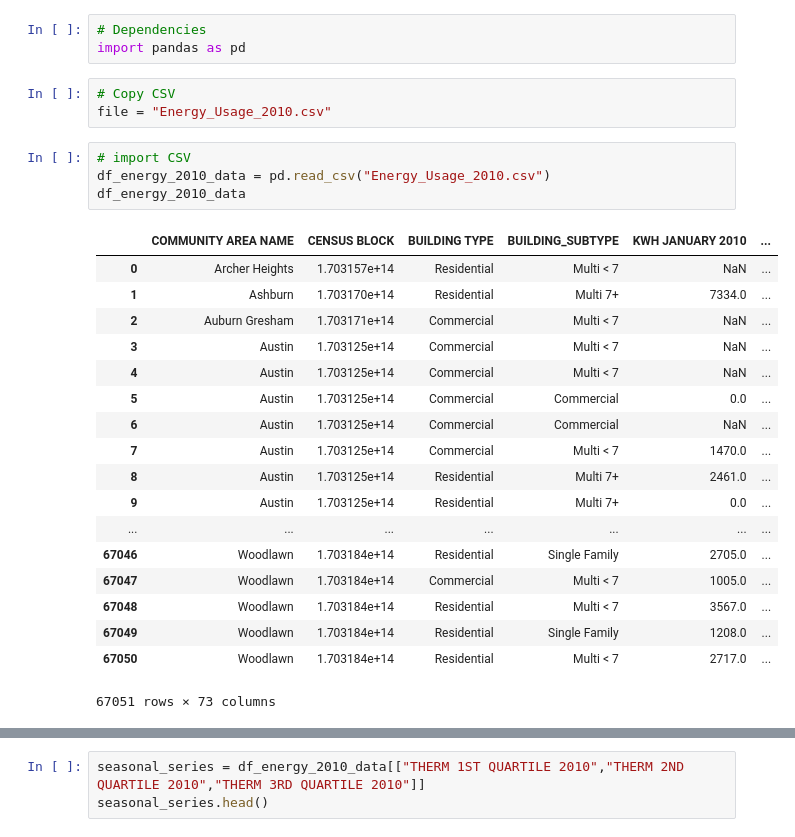
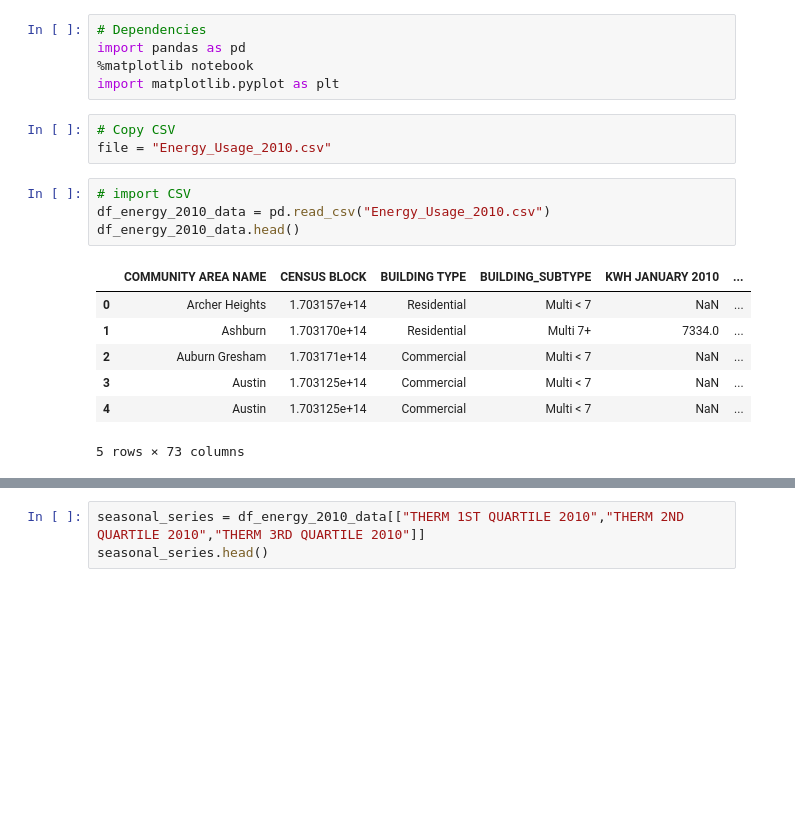
Before and after one commit to oimartin/Chicago_Energy, a Jupyter notebook: Season and Monthly Consumption.ipynb, the cells around one changed output, grey strips where cells are left out. Cells and saved outputs as stored; diff of their text form; blank space fills up the shorter version.

```diff
--- a/Season and Monthly Consumption.ipynb
+++ b/Season and Monthly Consumption.ipynb
@@ -1,30 +1,21 @@
 # %%
 # Dependencies
 import pandas as pd
+%matplotlib notebook
+import matplotlib.pyplot as plt
 # %%
 # Copy CSV
 file = "Energy_Usage_2010.csv"
 # %%
 # import CSV
 df_energy_2010_data = pd.read_csv("Energy_Usage_2010.csv")
-df_energy_2010_data
+df_energy_2010_data.head()
 # %% [output]
 |  | COMMUNITY AREA NAME | CENSUS BLOCK | BUILDING TYPE | BUILDING_SUBTYPE | KWH JANUARY 2010 | ... |
 | 0 | Archer Heights | 1.703157e+14 | Residential | Multi < 7 | NaN | ... |
 | 1 | Ashburn | 1.703170e+14 | Residential | Multi 7+ | 7334.0 | ... |
 | 2 | Auburn Gresham | 1.703171e+14 | Commercial | Multi < 7 | NaN | ... |
 | 3 | Austin | 1.703125e+14 | Commercial | Multi < 7 | NaN | ... |
 | 4 | Austin | 1.703125e+14 | Commercial | Multi < 7 | NaN | ... |
-| 5 | Austin | 1.703125e+14 | Commercial | Commercial | 0.0 | ... |
-| 6 | Austin | 1.703125e+14 | Commercial | Commercial | NaN | ... |
-| 7 | Austin | 1.703125e+14 | Commercial | Multi < 7 | 1470.0 | ... |
-| 8 | Austin | 1.703125e+14 | Residential | Multi 7+ | 2461.0 | ... |
-| 9 | Austin | 1.703125e+14 | Residential | Multi 7+ | 0.0 | ... |
-| ... | ... | ... | ... | ... | ... | ... |
-| 67046 | Woodlawn | 1.703184e+14 | Residential | Single Family | 2705.0 | ... |
-| 67047 | Woodlawn | 1.703184e+14 | Commercial | Multi < 7 | 1005.0 | ... |
-| 67048 | Woodlawn | 1.703184e+14 | Residential | Multi < 7 | 3567.0 | ... |
-| 67049 | Woodlawn | 1.703184e+14 | Residential | Single Family | 1208.0 | ... |
-| 67050 | Woodlawn | 1.703184e+14 | Residential | Multi < 7 | 2717.0 | ... |
-67051 rows × 73 columns
+5 rows × 73 columns
 # %%
```
Also changed, not shown: parts of 13 cells of this notebook, 4 other files.
